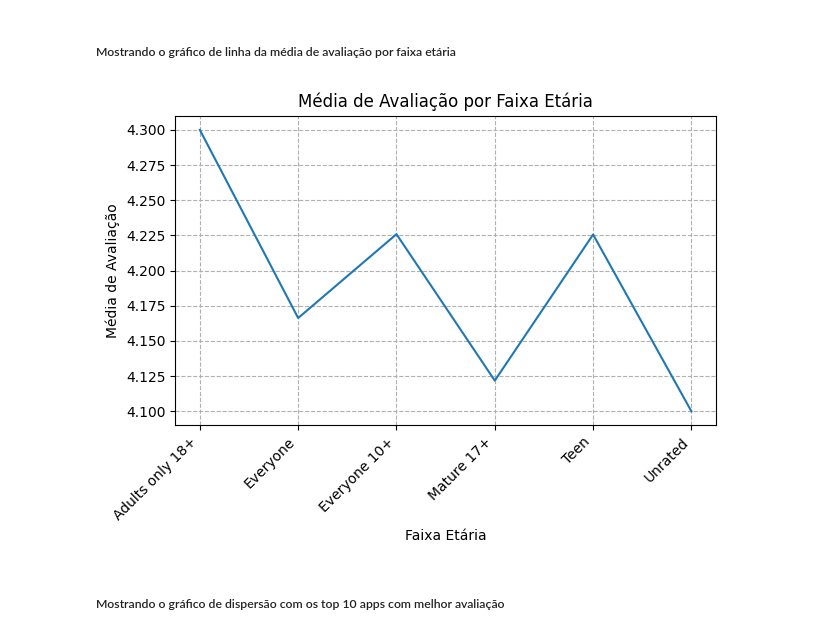
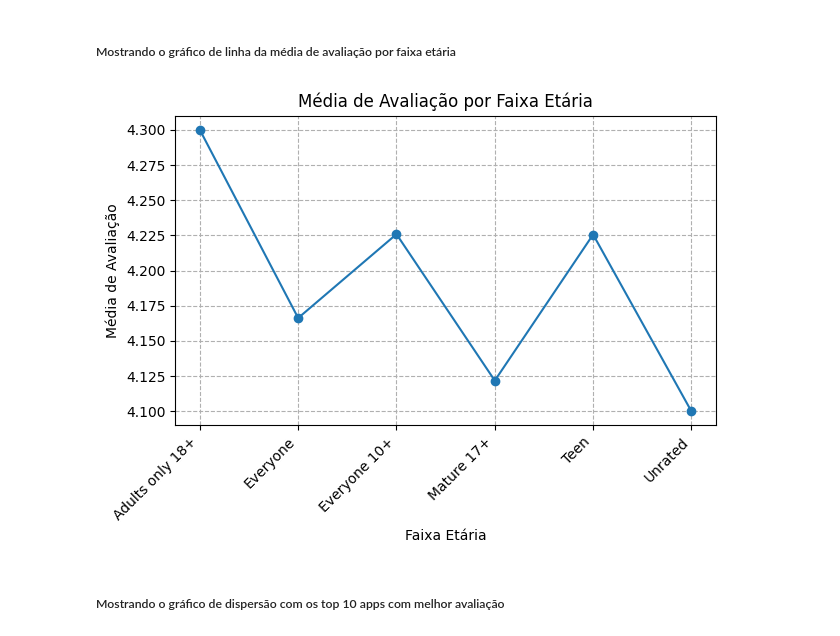
Before and after one commit to Rafaapsantos/CompassUol_Programa_de_bolsas, a Jupyter notebook: Sprint 3/Desafios/desafio.ipynb, the cells around one changed output. Cells and saved outputs as stored; diff of their text form; code cells hidden in the pictures.

```diff
--- a/Sprint 3/Desafios/desafio.ipynb
+++ b/Sprint 3/Desafios/desafio.ipynb
@@ -165,16 +163,16 @@ for i, (app, rating) in enumerate(zip(top_10_melhores_apps['App'], top_10_melhor
 # %% [markdown]
 ##### Mostrando o gráfico de linha da média de avaliação por faixa etária
 # %%
-plt.plot(media_avaliacao_por_faixa_etaria.index, media_avaliacao_por_faixa_etaria.values)
+plt.plot(media_avaliacao_por_faixa_etaria.index, media_avaliacao_por_faixa_etaria.values, 'o-')
 plt.title('Média de Avaliação por Faixa Etária')
 plt.xlabel('Faixa Etária')
 plt.ylabel('Média de Avaliação')
 plt.xticks(rotation=45, ha='right')
-plt.grid(True, linestyle='--')
-plt.tight_layout()
+plt.grid(True, linestyle='--') # ativa a grade e define o estilo
+plt.tight_layout() # ajustar a aparência do gráfico
 plt.show()
 # %% [output]
-[figure, old version]
+[figure, new version]
 # %% [markdown]
 ##### Mostrando o gráfico de dispersão com os top 10 apps com melhor avaliação
 # %%
```
Also changed, not shown: parts of 12 cells of this notebook, 1 other file.
